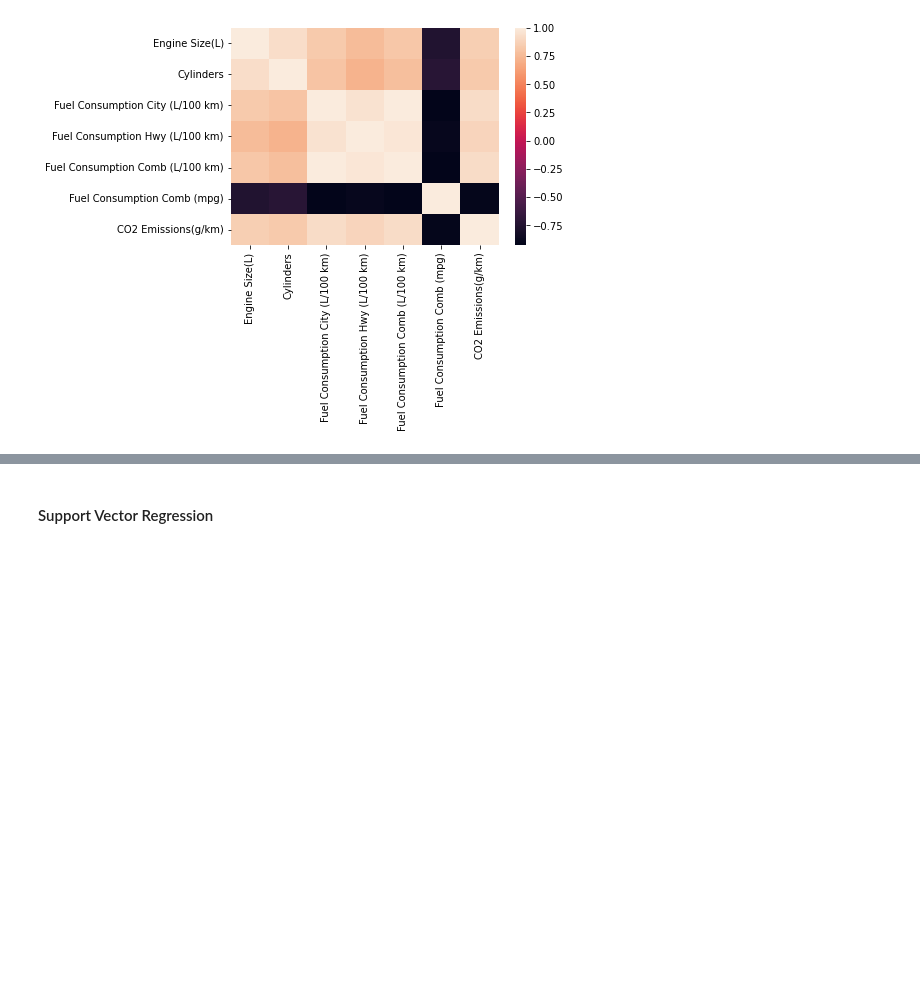
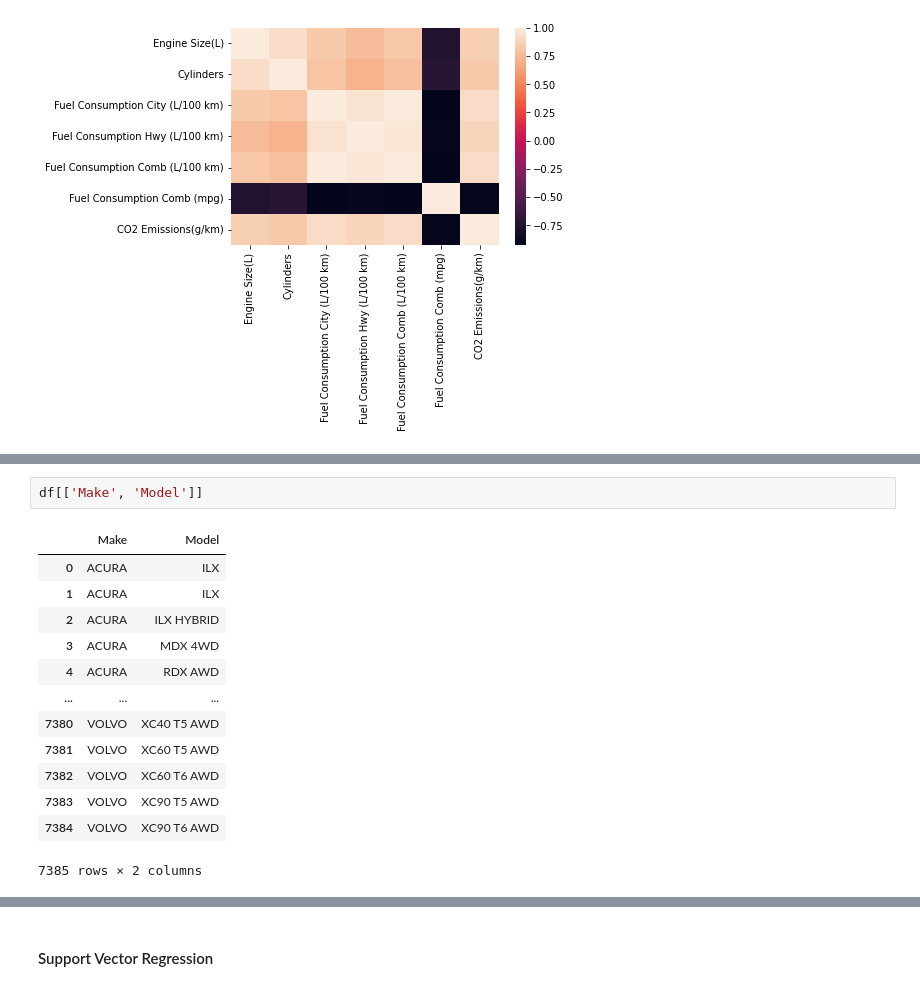
Before and after one commit to wxuan309/SC22-BatchC-elastic-searchers, a Jupyter notebook: ds_project/main.ipynb, the cells around one changed output, grey strips where cells are left out. Cells and saved outputs as stored; diff of their text form; blank space fills up the shorter version.

```diff
--- a/ds_project/main.ipynb
+++ b/ds_project/main.ipynb
@@ -638,0 +545,16 @@ print(normrmse)
+# %%
+df[['Make', 'Model']]
+# %% [output]
+|  | Make | Model |
+| 0 | ACURA | ILX |
+| 1 | ACURA | ILX |
+| 2 | ACURA | ILX HYBRID |
+| 3 | ACURA | MDX 4WD |
+| 4 | ACURA | RDX AWD |
+| ... | ... | ... |
+| 7380 | VOLVO | XC40 T5 AWD |
+| 7381 | VOLVO | XC60 T5 AWD |
+| 7382 | VOLVO | XC60 T6 AWD |
+| 7383 | VOLVO | XC90 T5 AWD |
+| 7384 | VOLVO | XC90 T6 AWD |
+7385 rows × 2 columns
```
Also changed, not shown: parts of 44 cells of this notebook, 21 other files.
